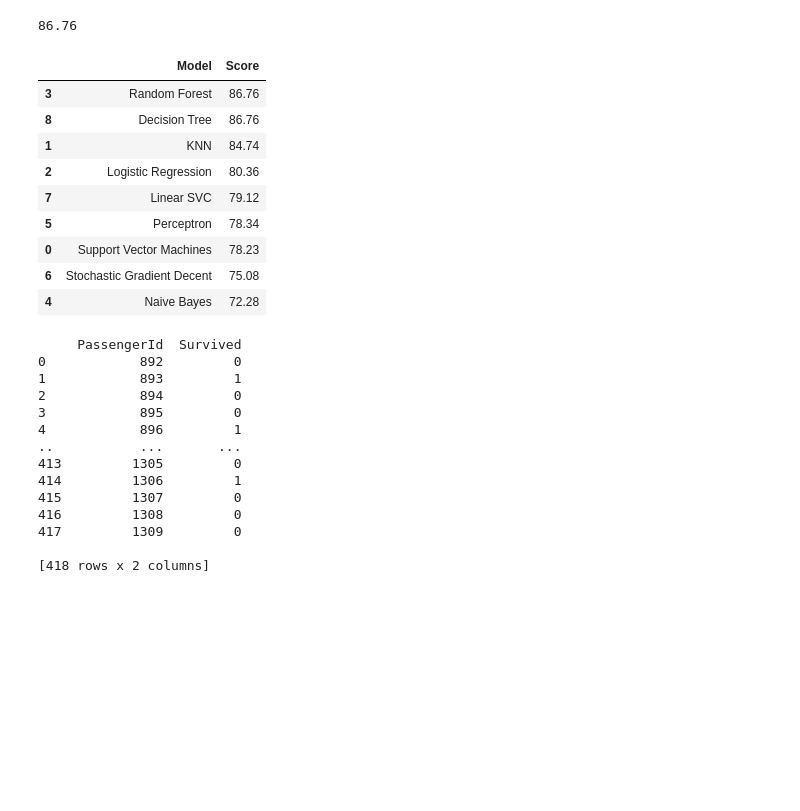
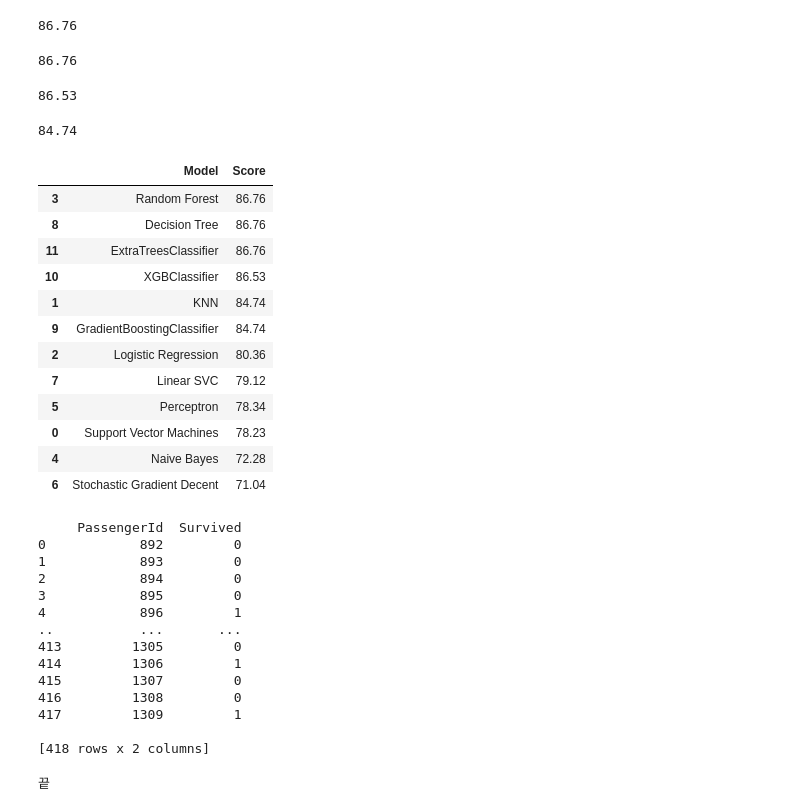
Before and after one commit to chankyu11/Study, a Jupyter notebook: kaggle/titanic.ipynb, the cells around one changed output. Saved outputs shown, nothing was run; the diff lists cells and outputs as text; code cells hidden in the pictures; blank space fills up the shorter version.

```diff
--- a/kaggle/titanic.ipynb
+++ b/kaggle/titanic.ipynb
@@ -693,35 +696,60 @@ acc_random_forest = round(random_forest.score(X_train, Y_train) * 100, 2)
 acc_random_forest
 # %% [output]
 86.76
+# %%
+
+et_param = ExtraTreesClassifier()
+et_param.fit(X_train, Y_train)
+Y_pred = et_param.predict(X_test)
+acc_et_param = round(et_param.score(X_train, Y_train) * 100, 2)
+acc_et_param
+# %% [output]
+86.76
+# %%
+
+# from xgboost import XGBClassifier
+xg_boost = XGBClassifier()
+xg_boost.fit(X_train, Y_train)
+Y_pred = xg_boost.predict(X_test)
+acc_xg_boost = round(xg_boost.score(X_train, Y_train) * 100, 2)
+acc_xg_boost
+# %% [output]
+86.53
+# %%
+gb_boost = GradientBoostingClassifier()
+gb_boost.fit(X_train, Y_train)
+Y_pred = gb_boost.predict(X_test)
+acc_gb_boost = round(gb_boost.score(X_train, Y_train) * 100, 2)
+acc_gb_boost
+# %% [output]
+84.74
 # %%
 models = pd.DataFrame({
-    'Model': ['Support Vector Machines', 'KNN', 'Logistic Regression',
-              'Random Forest', 'Naive Bayes', 'Perceptron',
-              'Stochastic Gradient Decent', 'Linear SVC',
-              'Decision Tree'],
-    'Score': [acc_svc, acc_knn, acc_log,
-              acc_random_forest, acc_gaussian, acc_perceptron,
-              acc_sgd, acc_linear_svc, acc_decision_tree]})
+    'Model': ['Support Vector Machines', 'KNN', 'Logistic Regression', 'Random Forest', 'Naive Bayes', 'Perceptron', 'Stochastic Gradient Decent', 'Linear SVC','Decision Tree','GradientBoostingClassifier', 'XGBClassifier', 'ExtraTreesClassifier' ],
+    'Score': [acc_svc, acc_knn, acc_log, acc_random_forest,acc_gaussian, acc_perceptron, acc_sgd, acc_linear_svc, acc_decision_tree, acc_gb_boost, acc_xg_boost, acc_et_param]})
 
 models.sort_values(by='Score', ascending=False)
 # %% [output]
 |  | Model | Score |
 | 3 | Random Forest | 86.76 |
 | 8 | Decision Tree | 86.76 |
+| 11 | ExtraTreesClassifier | 86.76 |
+| 10 | XGBClassifier | 86.53 |
 | 1 | KNN | 84.74 |
+| 9 | GradientBoostingClassifier | 84.74 |
 | 2 | Logistic Regression | 80.36 |
 | 7 | Linear SVC | 79.12 |
 | 5 | Perceptron | 78.34 |
 | 0 | Support Vector Machines | 78.23 |
-| 6 | Stochastic Gradient Decent | 75.08 |
 | 4 | Naive Bayes | 72.28 |
+| 6 | Stochastic Gradient Decent | 71.04 |
 # %%
-submission = pd.DataFrame({"PassengerId": test_df["PassengerId"], "Survived": Y_pred})
+submission = pd.DataFrame({"PassengerId": test_df["PassengerId"], "Survived": y_pred})
 print(submission)
 # %% [output]
      PassengerId  Survived
 0            892         0
-1            893         1
+1            893         0
 2            894         0
 3            895         0
 4            896         1
@@ -730,8 +758,11 @@ print(submission)
 414         1306         1
 415         1307         0
 416         1308         0
-417         1309         0
+417         1309         1
 
 [418 rows x 2 columns]
 # %%
-submission.to_csv('D:\STUDY\kaggle\csv/submission_my.csv', index=False)
+submission.to_csv('D:\STUDY\kaggle\csv/submission_my1.csv', index=False)
+print("끝")
+# %% [output]
+끝
```
Also changed, not shown: parts of 4 cells of this notebook.
